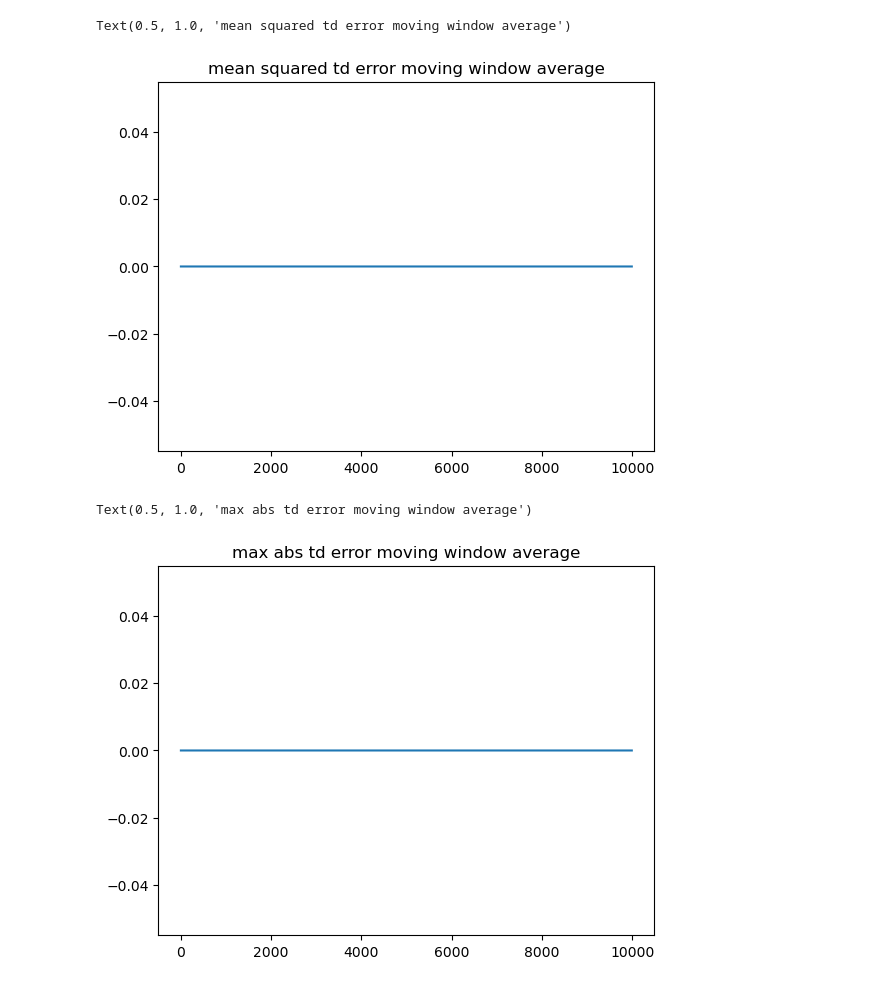
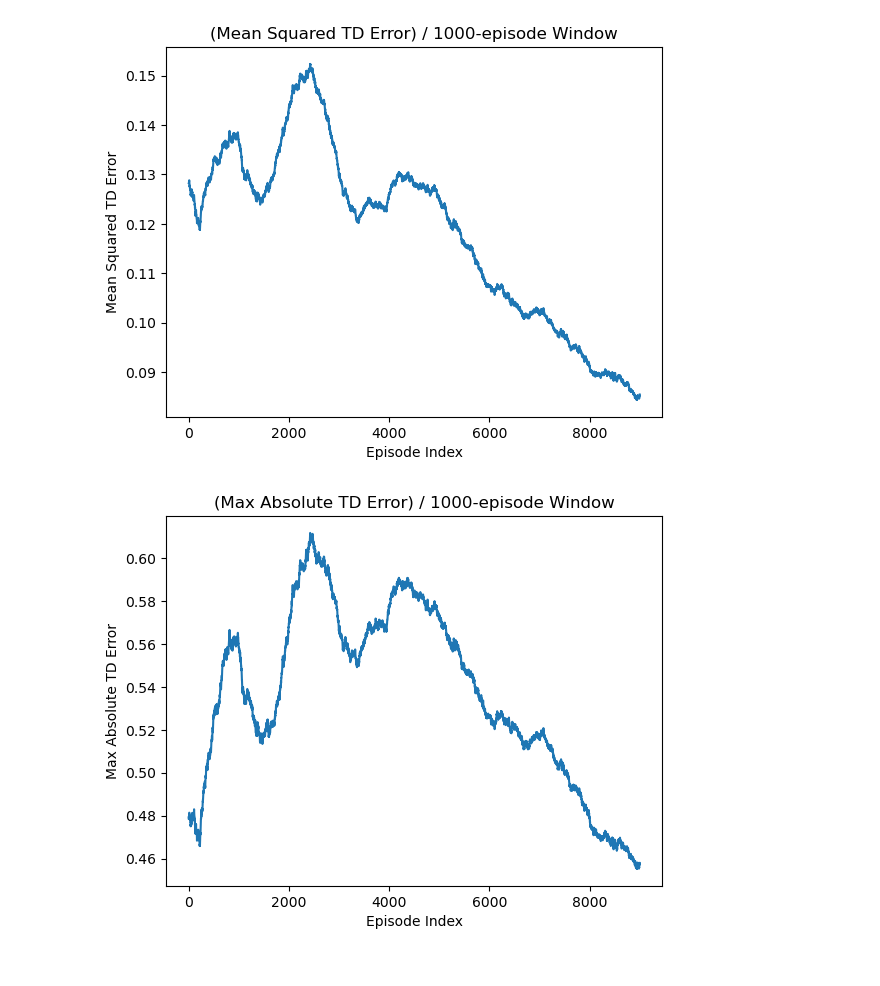
Before and after one commit to jamesGadoury/tic-tac-toe-ui, a Jupyter notebook: tic-tac-toe-rl/training_analysis_latest.ipynb, the cells around one changed output. Saved outputs shown, nothing was run; the diff lists cells and outputs as text; code cells hidden in the pictures.

```diff
--- a/tic-tac-toe-rl/training_analysis_latest.ipynb
+++ b/tic-tac-toe-rl/training_analysis_latest.ipynb
@@ -65,7 +65,7 @@ def load_results_dataframe(dir: Path, pattern: str) -> pd.DataFrame:
 def load_episodes_dataframe(dir: Path) -> pd.DataFrame:
     return load_results_dataframe(dir=dir, pattern="episodes_*.json")
 # %%
-training_dir = Path("./outputs/1753602072205816537")
+training_dir = Path("./outputs/1753632729574350267")
 # %%
 training_params = json.load(open(training_dir / "training_params.json", "r"))
 for k, v in training_params.items():
@@ -124 +124,4 @@ total_count: 13
+# %%
+# TODO: is this a good window size? should it be more adaptive based on scale rather than a fixed ratio?
+window_size = int(total_count / 10)
 # %%
@@ -208,12 +216,18 @@ Text(0.5, 1.0, 'mean abs td error moving window average')
 # %%
-plt.plot(get_moving_window_average(episodes["mean_squared_td_error"], window_size=10000))
-plt.title("mean squared td error moving window average")
+plt.figure()
+plt.plot(get_moving_window_average(episodes["mean_squared_td_error"], window_size=window_size))
+plt.title(f"(Mean Squared TD Error) / {window_size}-episode Window")
+plt.xlabel("Episode Index")
+plt.ylabel("Mean Squared TD Error")
+plt.show()
 # %% [output]
-Text(0.5, 1.0, 'mean squared td error moving window average')
-[figure, old version]
+[figure, new version]
 # %%
-plt.plot(get_moving_window_average(episodes["max_abs_td_error"], window_size=10000))
-plt.title("max abs td error moving window average")
+plt.figure()
+plt.plot(get_moving_window_average(episodes["max_abs_td_error"], window_size=window_size))
+plt.title(f"(Max Absolute TD Error) / {window_size}-episode Window")
+plt.xlabel("Episode Index")
+plt.ylabel("Max Absolute TD Error")
+plt.show()
 # %% [output]
-Text(0.5, 1.0, 'max abs td error moving window average')
-[figure, old version]
+[figure, new version]
```
Also changed, not shown: parts of 13 cells of this notebook, 3 other files.
